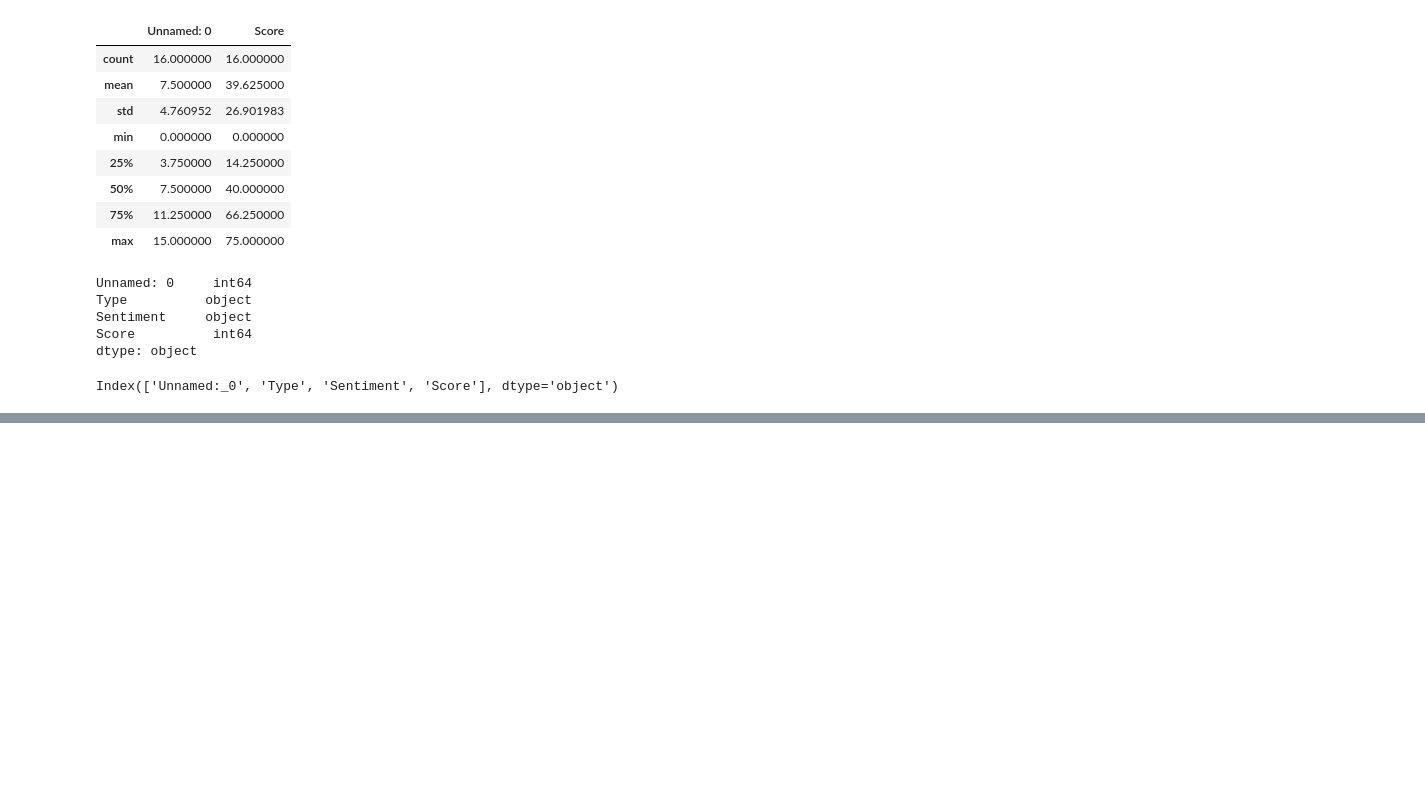
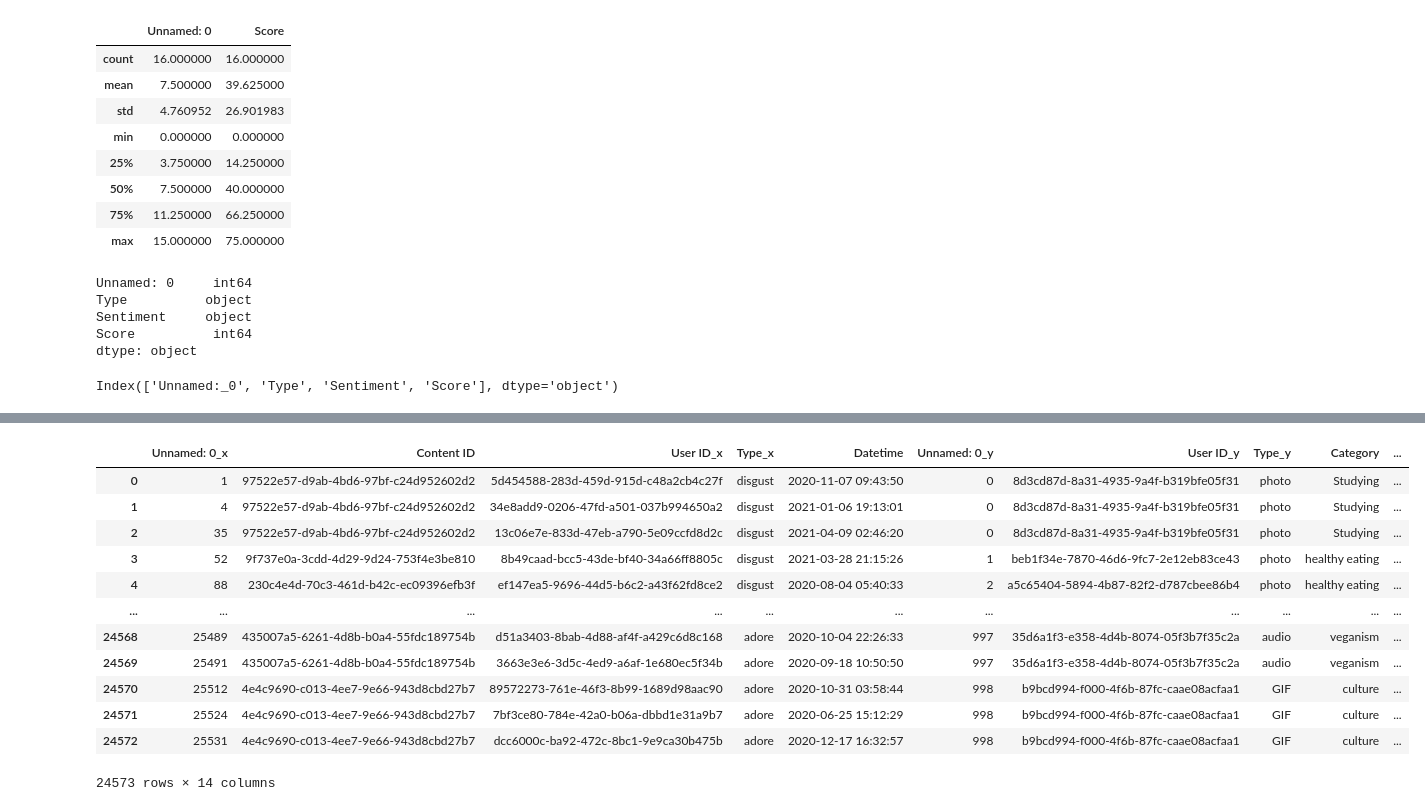
Before and after one commit to IVYMWAI/Social-BUZZ-Project, a Jupyter notebook: Jupyter nb.ipynb, the cells around one changed output, grey strips where cells are left out. Drawn from its saved outputs; the diff is of its cells as text; code cells hidden in the pictures; blank space fills up the shorter version.

```diff
--- a/Jupyter nb.ipynb
+++ b/Jupyter nb.ipynb
@@ -196,14 +196,19 @@ data.to_excel(excel_file_path, index=False)
 #LOADING THE CLEANED DATASETS AS NEW DATAFRAMES
 import pandas as pd
 import numpy as numpy
-Content_data=pd.read_csv("C:\\Users\\USER\\OneDrive\\Documents\\Content.csv")
-Reaction_Types_data=pd.read_csv("C:\\Users\\USER\\OneDrive\\Documents\\Reaction Types.csv")
-Reaction_data=pd.read_csv("C:\\Users\\USER\\OneDrive\\Documents\\Reactions.csv")
+Content_data=pd.read_csv("Content.csv")
+Reaction_Types_data=pd.read_csv("ReactionTypes.csv")
+Reaction_data=pd.read_csv("Reactions.csv")
 
 
 #merging the  three datasets using the MERGE() FUNCTION
 #based on the common column,that is "content_id"
-#merged_data=Reaction_data.merge(Content_data, on="Content_ID", how="inner")
+#merged_data=Reaction_data.merge(Content_data, on="Content_ID", how="inner"copy=
+#step 3: Join reaction with content using Content ID as the common key
+merged_data = pd.merge(Reaction_data, Content_data, left_on="Content ID", right_on="Content ID", how="inner")
 
-# Merge the merged dataframe with the Reaction Types table based on another common column, e.g., 'reaction_type_id'
-merged_data = Reaction_data.merge(Content_data, left_on="User_ID", right_on="Content_ID", how="inner")
+print(merged_data.columns)
+#print("Reaction Types Data Columns:", Reaction_Types_data.columns)
+#Step 3: Join the result from step 2 with reaction_type_data using the type column
+final_data = pd.merge(merged_data, Reaction_Types_data, left_on= "Type_x",right_on="Type",how='inner')
+print(final_data)
@@ -211,0 +233,16 @@ merged_data = Reaction_data.merge(Content_data, left_on="User_ID", right_on="Con
+# %%
+final_data
+# %% [output]
+|  | Unnamed: 0_x | Content ID | User ID_x | Type_x | Datetime | Unnamed: 0_y | User ID_y | Type_y | Category | ... |
+| 0 | 1 | 97522e57-d9ab-4bd6-97bf-c24d952602d2 | 5d454588-283d-459d-915d-c48a2cb4c27f | disgust | 2020-11-07 09:43:50 | 0 | 8d3cd87d-8a31-4935-9a4f-b319bfe05f31 | photo | Studying | ... |
+| 1 | 4 | 97522e57-d9ab-4bd6-97bf-c24d952602d2 | 34e8add9-0206-47fd-a501-037b994650a2 | disgust | 2021-01-06 19:13:01 | 0 | 8d3cd87d-8a31-4935-9a4f-b319bfe05f31 | photo | Studying | ... |
+| 2 | 35 | 97522e57-d9ab-4bd6-97bf-c24d952602d2 | 13c06e7e-833d-47eb-a790-5e09ccfd8d2c | disgust | 2021-04-09 02:46:20 | 0 | 8d3cd87d-8a31-4935-9a4f-b319bfe05f31 | photo | Studying | ... |
+| 3 | 52 | 9f737e0a-3cdd-4d29-9d24-753f4e3be810 | 8b49caad-bcc5-43de-bf40-34a66ff8805c | disgust | 2021-03-28 21:15:26 | 1 | beb1f34e-7870-46d6-9fc7-2e12eb83ce43 | photo | healthy eating | ... |
+| 4 | 88 | 230c4e4d-70c3-461d-b42c-ec09396efb3f | ef147ea5-9696-44d5-b6c2-a43f62fd8ce2 | disgust | 2020-08-04 05:40:33 | 2 | a5c65404-5894-4b87-82f2-d787cbee86b4 | photo | healthy eating | ... |
+| ... | ... | ... | ... | ... | ... | ... | ... | ... | ... | ... |
+| 24568 | 25489 | 435007a5-6261-4d8b-b0a4-55fdc189754b | d51a3403-8bab-4d88-af4f-a429c6d8c168 | adore | 2020-10-04 22:26:33 | 997 | 35d6a1f3-e358-4d4b-8074-05f3b7f35c2a | audio | veganism | ... |
+| 24569 | 25491 | 435007a5-6261-4d8b-b0a4-55fdc189754b | 3663e3e6-3d5c-4ed9-a6af-1e680ec5f34b | adore | 2020-09-18 10:50:50 | 997 | 35d6a1f3-e358-4d4b-8074-05f3b7f35c2a | audio | veganism | ... |
+| 24570 | 25512 | 4e4c9690-c013-4ee7-9e66-943d8cbd27b7 | 89572273-761e-46f3-8b99-1689d98aac90 | adore | 2020-10-31 03:58:44 | 998 | b9bcd994-f000-4f6b-87fc-caae08acfaa1 | GIF | culture | ... |
+| 24571 | 25524 | 4e4c9690-c013-4ee7-9e66-943d8cbd27b7 | 7bf3ce80-784e-42a0-b06a-dbbd1e31a9b7 | adore | 2020-06-25 15:12:29 | 998 | b9bcd994-f000-4f6b-87fc-caae08acfaa1 | GIF | culture | ... |
+| 24572 | 25531 | 4e4c9690-c013-4ee7-9e66-943d8cbd27b7 | dcc6000c-ba92-472c-8bc1-9e9ca30b475b | adore | 2020-12-17 16:32:57 | 998 | b9bcd994-f000-4f6b-87fc-caae08acfaa1 | GIF | culture | ... |
+24573 rows × 14 columns
```
Also changed, not shown: parts of 3 cells of this notebook, 1 other file.
